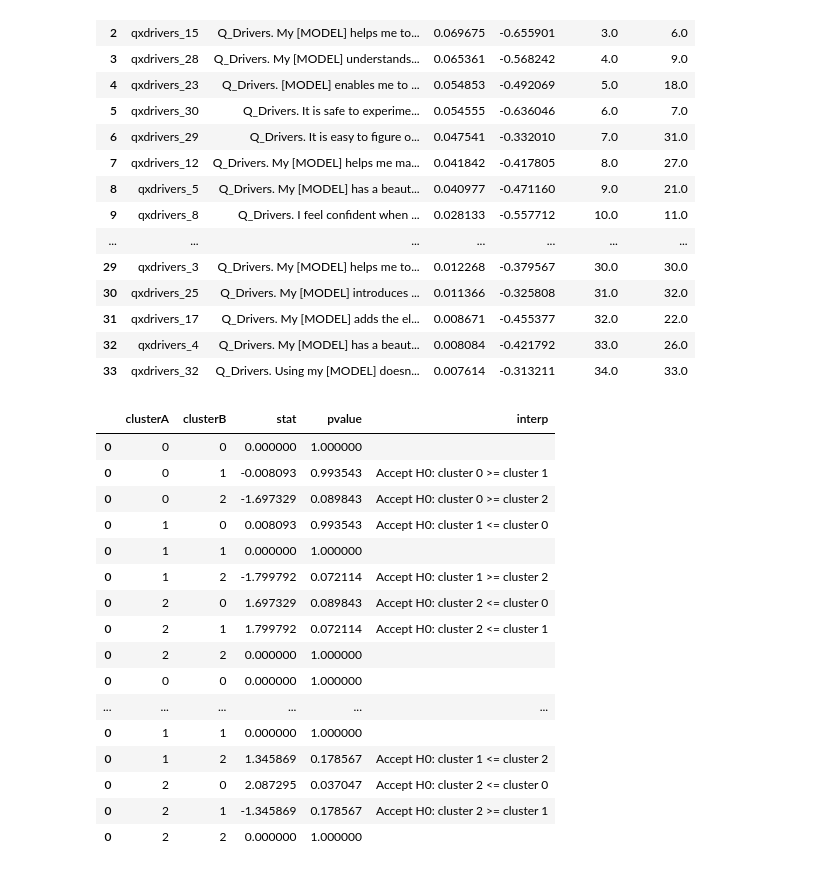
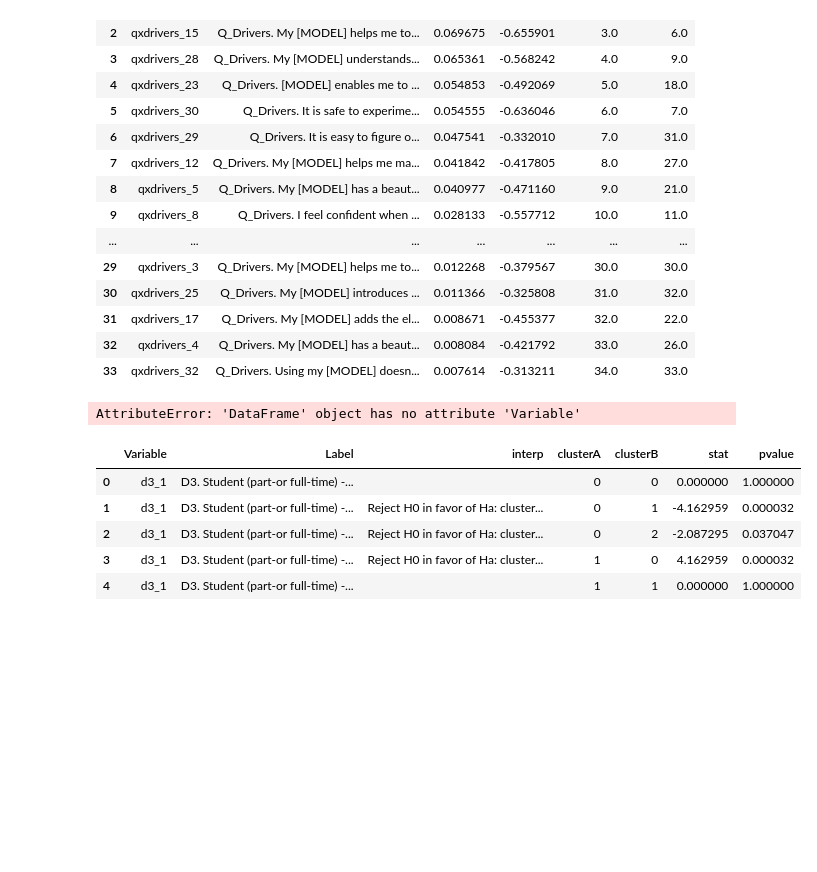
Before and after one commit to liouviaglou/UXi, a Jupyter notebook: notebooks/User Segmentation 1 deffunc.ipynb, the cells around one changed output. Saved outputs shown, nothing was run; the diff lists cells and outputs as text; code cells hidden in the pictures; blank space fills up the shorter version.

Commit message:
finalizedish segmentation code, refined varimp output

```diff
--- a/notebooks/User Segmentation 1 deffunc.ipynb
+++ b/notebooks/User Segmentation 1 deffunc.ipynb
@@ -345,24 +398,31 @@ vi_mi
 # %%
 import itertools
 # %%
-def Zclust_stats (X, pred, Z, alpha, bystring=None):
+def Zclust_stats (X, pred, Z, alpha, bystring=None, plots=False):
     # # Examine statistical significant differences in demographics amongst segments.
 
     clusters = np.unique(pred)
 
-    with PdfPages('../data/output/Seg1_KNN'+str(len(clusters))+'_'+bystring+'.pdf') as pdf:
-        plt.ioff()
-        for col in Z.columns:
-            if pd.api.types.is_numeric_dtype(df_data[col]):
-                plt.figure()
-                fig=Z.groupby(pred)[col].plot(kind='kde', title=col, legend=True)[0].get_figure()
-                pdf.savefig(fig)
+    if not bystring:
+        bystring='{:%Y%m%d_%H%M%S}'.format(datetime.datetime.now())
+
+    if plots:
+        with PdfPages(outroot+'/Seg1_KNN'+str(len(clusters))+'_'+bystring+'.pdf') as pdf:
+            plt.ioff()
+            for col in Z.columns:
+                if pd.api.types.is_numeric_dtype(df_data[col]):
+                    try:
+                        plt.figure()
+                        fig=Z.groupby(pred)[col].plot(kind='kde', title=col, legend=True)[0].get_figure()
+                        pdf.savefig(fig)
+                    except:
+                        print("Error: "+col)
 
     # Testing whether the populations have statistically sig diff in means (assuming N distr)
     # For two independent samples w/ potentially !=  variance, use Welch's t-test
     # scipy.stats.ttest_ind(cat1['values'], cat2['values'], equal_var=False)
 
-    keys = ['clusterA','clusterB','stat','pvalue','interp']
+    keys = ['Variable','clusterA','clusterB','stat','pvalue','interp']
     df_results = pd.DataFrame(columns=keys)
     for col in Z.columns:
         if pd.api.types.is_numeric_dtype(Z[col]):
@@ -392,33 +452,27 @@ def Zclust_stats (X, pred, Z, alpha, bystring=None):
                 else:
                     interp = ''
 
-                values = [ x[0], x[1], stat, pvalue, interp]
+                values = [ col, x[0], x[1], stat, pvalue, interp]
 
 
                 df_results = df_results.append(pd.DataFrame(dict(zip(keys, values)), index=[0]))
 
 
+    df_results = df_results.merge(df_varmap[['Variable', 'Label']],
+                          on='Variable', how='left')
+
+    df_results[df_results.Label=='']
+
+    df_results = df_results[['Variable','Label','interp',
+                             'clusterA','clusterB',
+                             'stat','pvalue']]
+
+
 
     return df_results
+# %%
+df_results.Variable.unique()
+# %% [output]
+AttributeError: 'DataFrame' object has no attribute 'Variable'
 # %%
-dfr = Zclust_stats (X, pred, Z, .05, bystring=None)
+df_results = Zclust_stats (X, pred, Z, .505, bystring=None, plots=False)
-# %%
-dfr
-# %% [output]
-|  | clusterA | clusterB | stat | pvalue | interp |
-| 0 | 0 | 0 | 0.000000 | 1.000000 |  |
-| 0 | 0 | 1 | -0.008093 | 0.993543 | Accept H0: cluster 0 >= cluster 1 |
-| 0 | 0 | 2 | -1.697329 | 0.089843 | Accept H0: cluster 0 >= cluster 2 |
-| 0 | 1 | 0 | 0.008093 | 0.993543 | Accept H0: cluster 1 <= cluster 0 |
-| 0 | 1 | 1 | 0.000000 | 1.000000 |  |
-| 0 | 1 | 2 | -1.799792 | 0.072114 | Accept H0: cluster 1 >= cluster 2 |
-| 0 | 2 | 0 | 1.697329 | 0.089843 | Accept H0: cluster 2 <= cluster 0 |
-| 0 | 2 | 1 | 1.799792 | 0.072114 | Accept H0: cluster 2 <= cluster 1 |
-| 0 | 2 | 2 | 0.000000 | 1.000000 |  |
-| 0 | 0 | 0 | 0.000000 | 1.000000 |  |
-| ... | ... | ... | ... | ... | ... |
-| 0 | 1 | 1 | 0.000000 | 1.000000 |  |
-| 0 | 1 | 2 | 1.345869 | 0.178567 | Accept H0: cluster 1 <= cluster 2 |
-| 0 | 2 | 0 | 2.087295 | 0.037047 | Accept H0: cluster 2 <= cluster 0 |
-| 0 | 2 | 1 | -1.345869 | 0.178567 | Accept H0: cluster 2 >= cluster 1 |
-| 0 | 2 | 2 | 0.000000 | 1.000000 |  |
@@ -424,0 +481,9 @@ dfr
+# %%
+df_results.head()
+# %% [output]
+|  | Variable | Label | interp | clusterA | clusterB | stat | pvalue |
+| 0 | d3_1 | D3. Student (part-or full-time) -... |  | 0 | 0 | 0.000000 | 1.000000 |
+| 1 | d3_1 | D3. Student (part-or full-time) -... | Reject H0 in favor of Ha: cluster... | 0 | 1 | -4.162959 | 0.000032 |
+| 2 | d3_1 | D3. Student (part-or full-time) -... | Reject H0 in favor of Ha: cluster... | 0 | 2 | -2.087295 | 0.037047 |
+| 3 | d3_1 | D3. Student (part-or full-time) -... | Reject H0 in favor of Ha: cluster... | 1 | 0 | 4.162959 | 0.000032 |
+| 4 | d3_1 | D3. Student (part-or full-time) -... |  | 1 | 1 | 0.000000 | 1.000000 |
```
Also changed, not shown: parts of 15 cells of this notebook, 1 other file.
